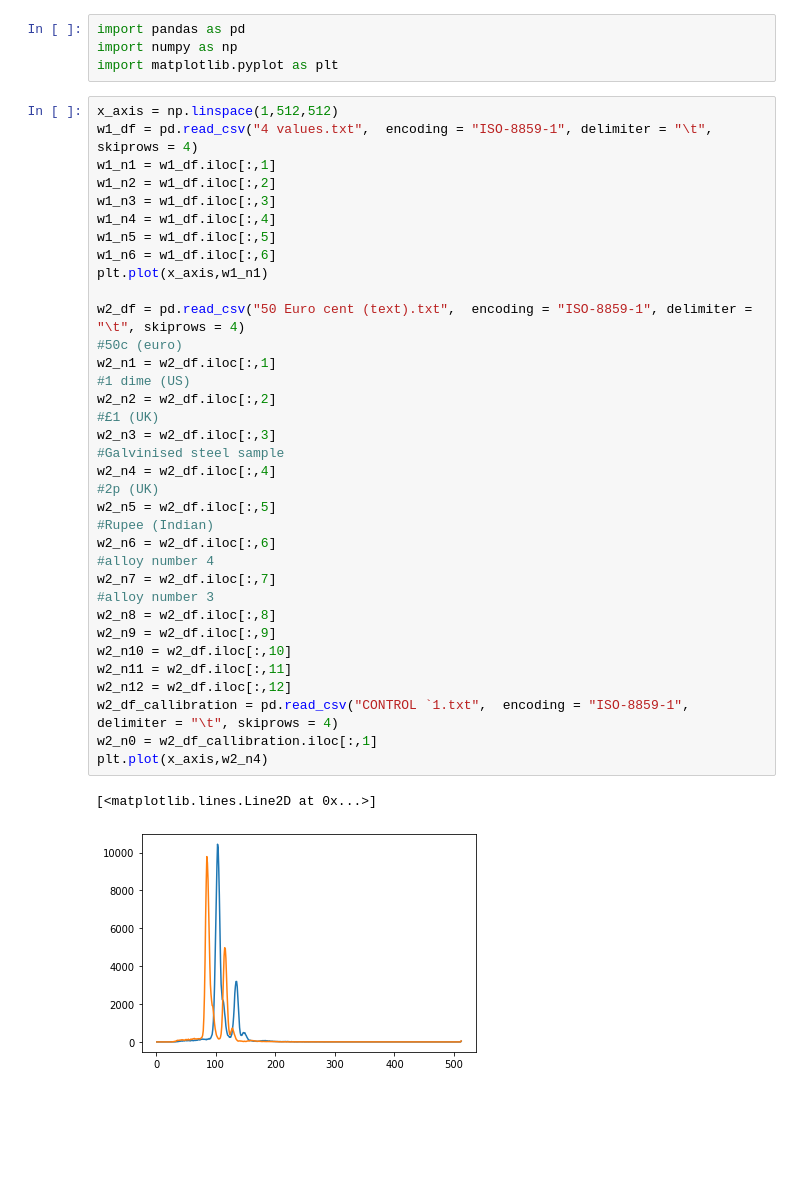
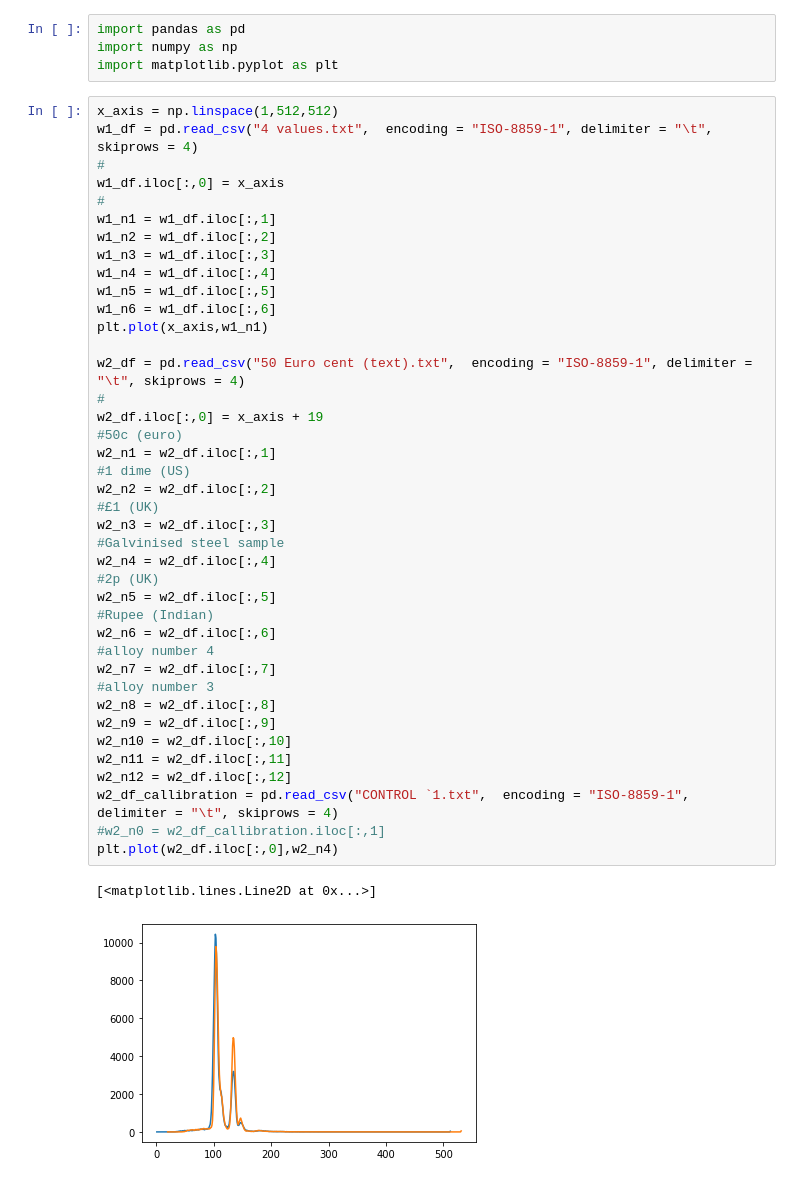
Before and after one commit to declan-healy/x-ray-fluorescence, a Jupyter notebook: Experiment_A2_X_ray_fluorescence.ipynb, the cells around one changed output. Saved outputs shown, nothing was run; the diff lists cells and outputs as text; blank space fills up the shorter version.

```diff
--- a/Experiment_A2_X_ray_fluorescence.ipynb
+++ b/Experiment_A2_X_ray_fluorescence.ipynb
@@ -13,38 +13,43 @@ import matplotlib.pyplot as plt
 # %%
 x_axis = np.linspace(1,512,512)
 w1_df = pd.read_csv("4 values.txt",  encoding = "ISO-8859-1", delimiter = "\t", skiprows = 4)
+#
+w1_df.iloc[:,0] = x_axis
+#
 w1_n1 = w1_df.iloc[:,1]
 w1_n2 = w1_df.iloc[:,2]
 w1_n3 = w1_df.iloc[:,3]
 w1_n4 = w1_df.iloc[:,4]
 w1_n5 = w1_df.iloc[:,5]
 w1_n6 = w1_df.iloc[:,6]
 plt.plot(x_axis,w1_n1)
 
 w2_df = pd.read_csv("50 Euro cent (text).txt",  encoding = "ISO-8859-1", delimiter = "\t", skiprows = 4)
+#
+w2_df.iloc[:,0] = x_axis + 19
 #50c (euro)
 w2_n1 = w2_df.iloc[:,1]
 #1 dime (US)
 w2_n2 = w2_df.iloc[:,2]
 #£1 (UK)
 w2_n3 = w2_df.iloc[:,3]
 #Galvinised steel sample
 w2_n4 = w2_df.iloc[:,4]
 #2p (UK)
 w2_n5 = w2_df.iloc[:,5]
 #Rupee (Indian)
 w2_n6 = w2_df.iloc[:,6]
 #alloy number 4
 w2_n7 = w2_df.iloc[:,7]
 #alloy number 3
 w2_n8 = w2_df.iloc[:,8]
 w2_n9 = w2_df.iloc[:,9]
 w2_n10 = w2_df.iloc[:,10]
 w2_n11 = w2_df.iloc[:,11]
 w2_n12 = w2_df.iloc[:,12]
 w2_df_callibration = pd.read_csv("CONTROL `1.txt",  encoding = "ISO-8859-1", delimiter = "\t", skiprows = 4)
-w2_n0 = w2_df_callibration.iloc[:,1]
-plt.plot(x_axis,w2_n4)
+#w2_n0 = w2_df_callibration.iloc[:,1]
+plt.plot(w2_df.iloc[:,0],w2_n4)
 # %% [output]
 [<matplotlib.lines.Line2D at 0x...>]
-[figure, old version]
+[figure, new version]
```
Also changed, not shown: parts of 2 cells of this notebook.
